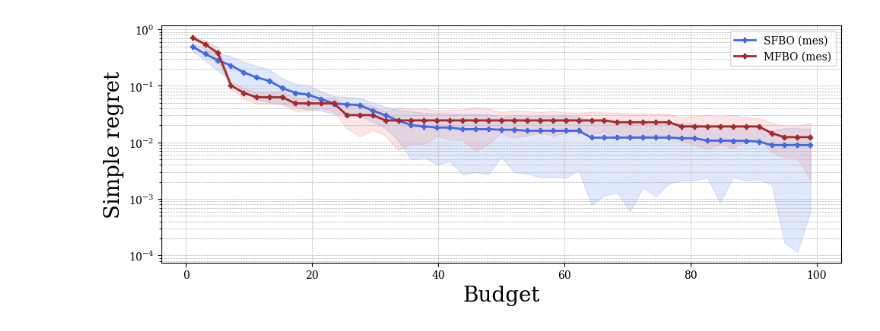
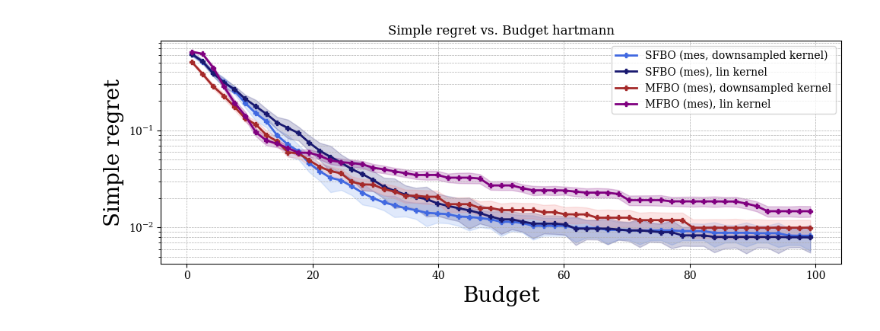
Before and after one commit to jean72human/LRBMFO, a Jupyter notebook: plot.ipynb, the cells around one changed output. Saved outputs shown, nothing was run; the diff lists cells and outputs as text; code cells hidden in the pictures.

```diff
--- a/plot.ipynb
+++ b/plot.ipynb
@@ -14,9 +15,12 @@ bins = 50
 # %%
-data = torch.load("./results_exp_"+env+"_sf"+algo+"_lin/exp_"+env+"_sf"+algo+"_lin_results.pt")
+data = torch.load("./results_exp_"+env+"_sf"+algo+"_"+kernels[0]+"/exp_"+env+"_sf"+algo+"_"+kernels[0]+"_results.pt")
 li = [torch.clamp(x[0],0).cpu() for x in data]
-mu1,sigma1,bins1 = bin_mean_cost(li,budget=budget,nbins=bins,idx_comp=0)
+mu11,sigma11,bins11 = bin_mean_cost(li,budget=budget,nbins=bins,idx_comp=0)
+# %%
+data = torch.load("./results_exp_"+env+"_sf"+algo+"_"+kernels[1]+"/exp_"+env+"_sf"+algo+"_"+kernels[1]+"_results.pt")
+li = [torch.clamp(x[0],0).cpu() for x in data]
+mu12,sigma12,bins12 = bin_mean_cost(li,budget=budget,nbins=bins,idx_comp=0)
 # %%
-data = torch.load("./results_exp_"+env+"_mf"+algo+"_lin/exp_"+env+"_mf"+algo+"_lin_results.pt")
+data = torch.load("./results_exp_"+env+"_mf"+algo+"_"+kernels[0]+"/exp_"+env+"_mf"+algo+"_"+kernels[0]+"_results.pt")
 li = [torch.clamp(x[0],0).cpu() for x in data]
-mu2,sigma2,bins2 = bin_mean_cost(li,budget=budget,nbins=bins,idx_comp=0)
-# mu2+=1e-2
+mu21,sigma21,bins21 = bin_mean_cost(li,budget=budget,nbins=bins,idx_comp=0)
@@ -43,28 +27,42 @@ tensor([0.0000, 0.2000, 0.2000, 0.2000, 0.2000, 0.2000, 0.2000, 0.2000, 0.2000,
+# %%
+data = torch.load("./results_exp_"+env+"_mf"+algo+"_"+kernels[1]+"/exp_"+env+"_mf"+algo+"_"+kernels[1]+"_results.pt")
+li = [torch.clamp(x[0],0).cpu() for x in data]
+mu22,sigma22,bins22 = bin_mean_cost(li,budget=budget,nbins=bins,idx_comp=0)
 # %%
 plt.figure(figsize=(10, 4))
 plt.rc('font', family='serif')
 
-plt.plot(bins1, mu1, '-P', color='royalblue', linewidth=2, markersize=4, label=f"SFBO ({algo})")
-plt.plot(bins2, mu2, '-P', color='brown', linewidth=2, markersize=4, label=f"MFBO ({algo})")
+plt.plot(bins11, mu11, '-P', color='royalblue', linewidth=2, markersize=4, label=f"SFBO ({algo}, {kernels[0]} kernel)")
+plt.plot(bins12, mu12, '-P', color='midnightblue', linewidth=2, markersize=4, label=f"SFBO ({algo}), {kernels[1]} kernel")
+plt.plot(bins21, mu21, '-P', color='brown', linewidth=2, markersize=4, label=f"MFBO ({algo}), {kernels[0]} kernel")
+plt.plot(bins22, mu22, '-P', color='purple', linewidth=2, markersize=4, label=f"MFBO ({algo}), {kernels[1]} kernel")
 
-plt.fill_between(bins1,
-                 [float(regret - std) for regret, std in zip(mu1, sigma1)],
-                 [float(regret + std) for regret, std in zip(mu1, sigma1)],
+plt.fill_between(bins11,
+                 [float(regret - std) for regret, std in zip(mu11, sigma11)],
+                 [float(regret + std) for regret, std in zip(mu11, sigma11)],
                  color='cornflowerblue', alpha=0.2)
+plt.fill_between(bins12,
+                 [float(regret - std) for regret, std in zip(mu12, sigma12)],
+                 [float(regret + std) for regret, std in zip(mu12, sigma12)],
+                 color='midnightblue', alpha=0.2)
 
-plt.fill_between(bins2,
-                 [float(regret - std) for regret, std in zip(mu2, sigma2)],
-                 [float(regret + std) for regret, std in zip(mu2, sigma2)],
+plt.fill_between(bins21,
+                 [float(regret - std) for regret, std in zip(mu21, sigma21)],
+                 [float(regret + std) for regret, std in zip(mu21, sigma21)],
                  color='lightcoral', alpha=0.2)
+plt.fill_between(bins22,
+                 [float(regret - std) for regret, std in zip(mu22, sigma22)],
+                 [float(regret + std) for regret, std in zip(mu22, sigma22)],
+                 color='purple', alpha=0.2)
 
 plt.xlabel("Budget", fontsize=20)
 plt.ylabel("Simple regret", fontsize=20)
 plt.yscale("log")
 
-# plt.title("Simple regret vs. Budget "+env)
+plt.title("Simple regret vs. Budget "+env)
 plt.grid(True, which='both', linestyle='--', linewidth=0.5)
 plt.legend()
 plt.tight_layout()
 plt.show()
 # %% [output]
-[figure, old version]
+[figure, new version]
```
Also changed, not shown: parts of 2 cells of this notebook, 14 other files.
